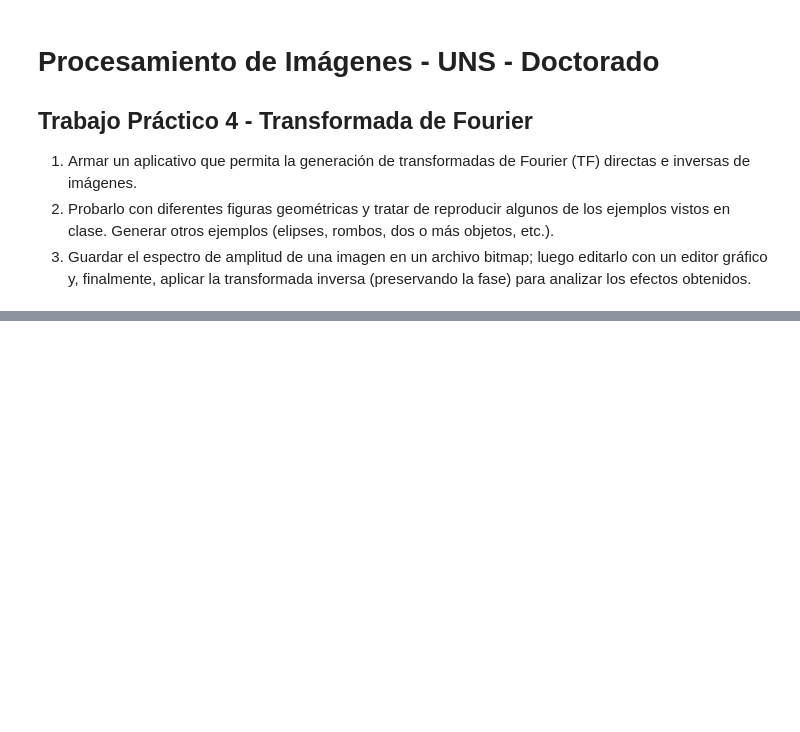
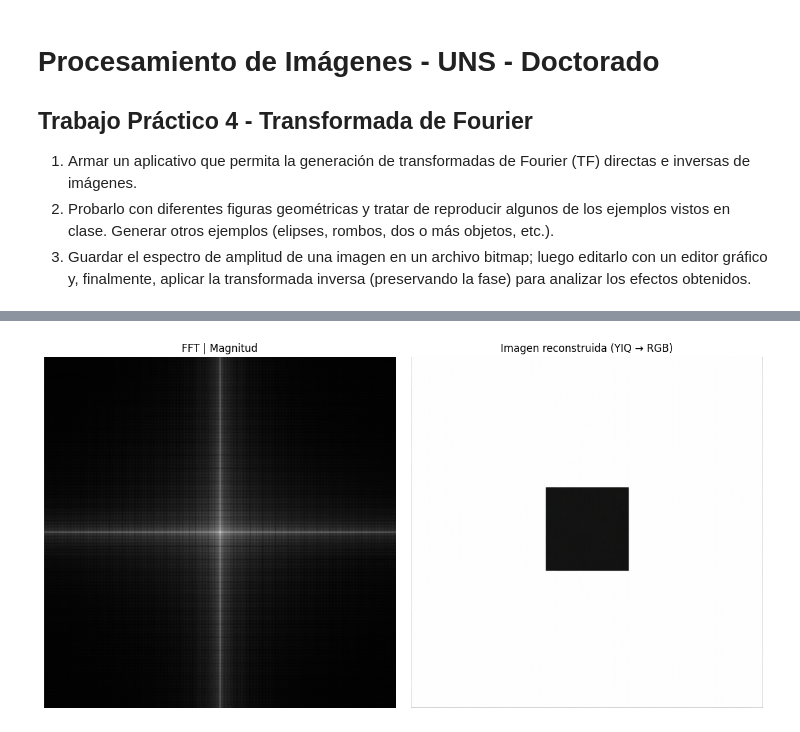
Before and after one commit to pablonicolasr/uns_diec_pdi2025, a Jupyter notebook: practico4/tp4_fourier.ipynb, the cells around one changed output, grey strips where cells are left out. Drawn from its saved outputs; the diff is of its cells as text; code cells hidden in the pictures; blank space fills up the shorter version.

```diff
--- a/practico4/tp4_fourier.ipynb
+++ b/practico4/tp4_fourier.ipynb
@@ -214,0 +562,6 @@ Rectangle(512, 100, 40).draw()
+# %%
+square_image = read_img(os.path.join("data", "square_image.png"))
+shelly_fft = WorkFlowFourier(square_image, "upload_image", "numpy_im_square.png")
+shelly_fft.show_fft_and_rec(fft_filename="numpy_img_square.png")
+# %% [output]
+[figure, added]
```
Also changed, not shown: parts of 11 cells of this notebook, 20 other files.
